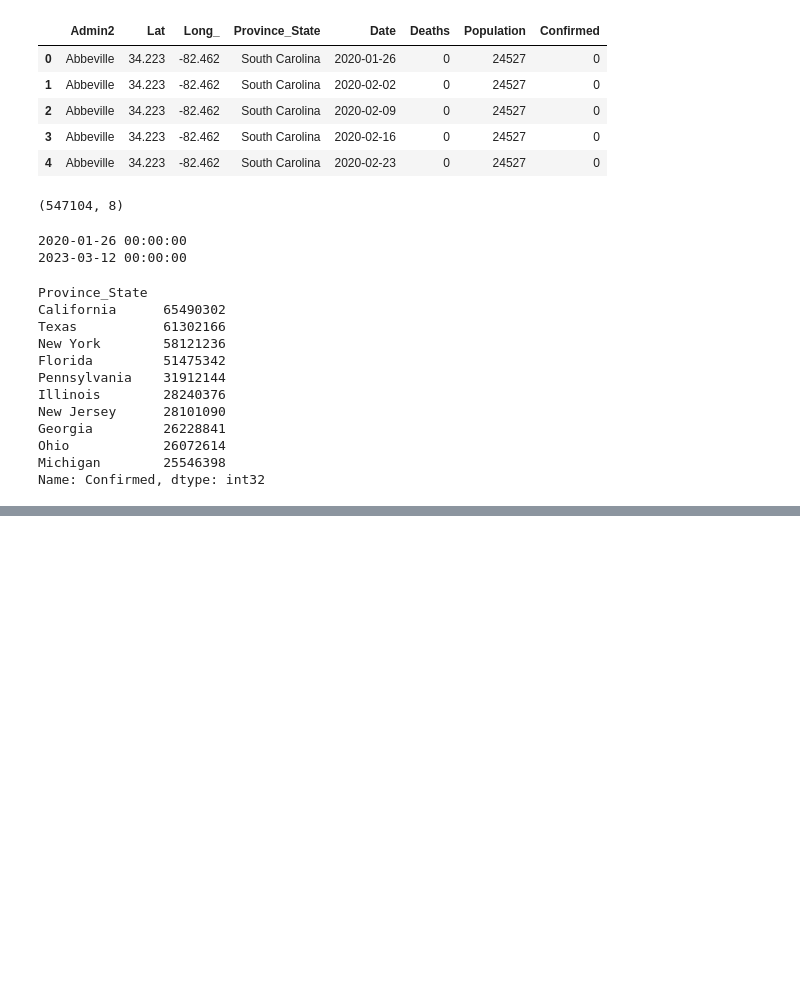
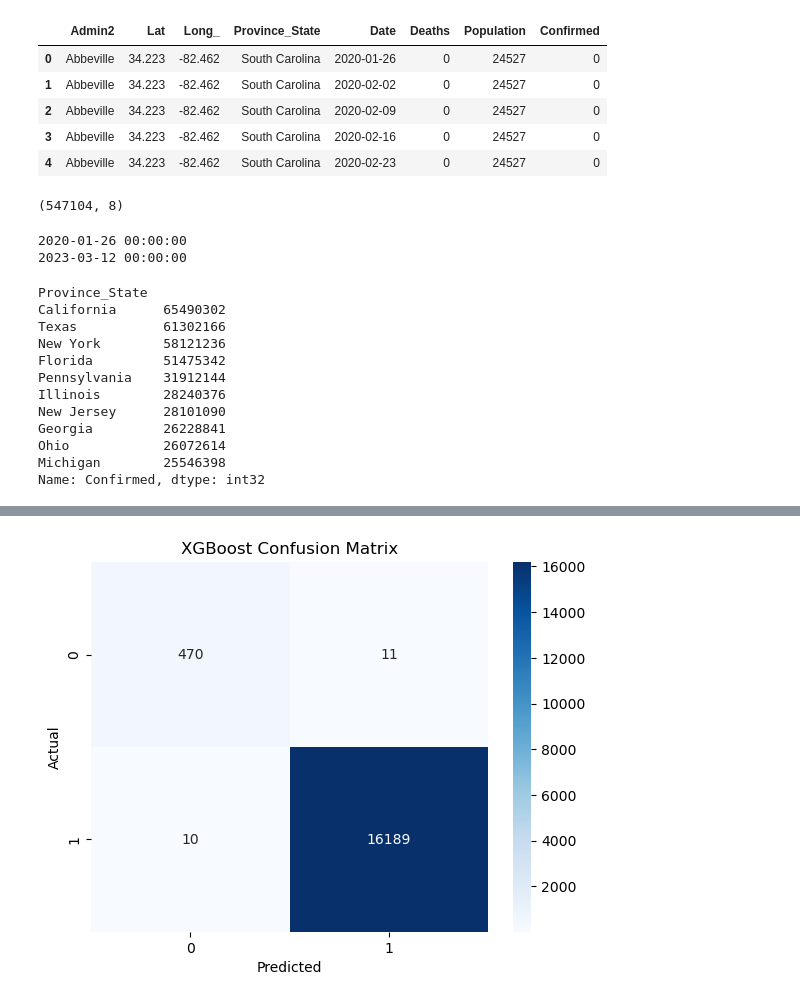
Before and after one commit to Chutacos/ADS_cloud, a Jupyter notebook: jgu_ML.ipynb, the cells around one changed output, grey strips where cells are left out. Cells and saved outputs as stored; diff of their text form; code cells hidden in the pictures; blank space fills up the shorter version.

Commit message:
trained models

```diff
--- a/jgu_ML.ipynb
+++ b/jgu_ML.ipynb
@@ -202,17 +255,86 @@ X_train, X_test, y_train, y_test = train_test_split(X, y, test_size=.20)
+# %%
+df = base_df.dropna()
+
+feature_cols = [
+    'Confirmed', 'Population', 'Lat', 'Long_',
+    'lag_1_deaths', 'lag_2_deaths', 'lag_1_confirmed', 'lag_2_confirmed',
+    'weekofyear', 'month', 'year'
+]
+
+X = df[feature_cols]
+y = df['is_hotspot']
+# %%
+cutoff_date = df['Date'].max() - pd.Timedelta(weeks=4)
+
+X_train = X[df['Date'] < cutoff_date]
+y_train = y[df['Date'] < cutoff_date]
+
+X_test = X[df['Date'] >= cutoff_date]
+y_test = y[df['Date'] >= cutoff_date]
 # %%
 models = {
-    'XGBoost': XGBClassifier(use_label_encoder=False, eval_metric='logloss'),
-    'LightGBM': LGBMClassifier(),
+    'XGBoost': XGBClassifier(
+        tree_method='hist',          # CPU-optimized tree method
+        use_label_encoder=False,
+        eval_metric='logloss'
+    ),
+    'LightGBM': LGBMClassifier(     # CPU is default
+        boosting_type='gbdt'
+    ),
     'DecisionTree': DecisionTreeClassifier(),
-    'Bagging': BaggingClassifier()
+    'Bagging': BaggingClassifier(
+        estimator=DecisionTreeClassifier()
+    )
 }
+
+
+
 
 def train_model(model, X_train, y_train):
     model.fit(X_train, y_train)
     return model
 
+def evaluate_model(name, model, X_test, y_test):
+    print(f"\n--- {name} Evaluation ---")
+    y_pred = model.predict(X_test)
+    y_prob = model.predict_proba(X_test)[:, 1] if hasattr(model, "predict_proba") else None
+
+    print(classification_report(y_test, y_pred))
+
+    cm = confusion_matrix(y_test, y_pred)
+    sns.heatmap(cm, annot=True, fmt='d', cmap='Blues')
+    plt.title(f"{name} Confusion Matrix")
+    plt.xlabel("Predicted")
+    plt.ylabel("Actual")
+    plt.show()
+
+    if y_prob is not None:
+        roc_auc = roc_auc_score(y_test, y_prob)
+        print(f"ROC AUC: {roc_auc:.4f}")
+        RocCurveDisplay.from_predictions(y_test, y_prob)
+        plt.title(f"{name} ROC Curve")
+        plt.show()
+
+def plot_feature_importance(model, feature_names, name):
+    if hasattr(model, "feature_importances_"):
+        importances = model.feature_importances_
+        sorted_idx = importances.argsort()[::-1]
+        top_n = min(10, len(importances))
+        plt.figure(figsize=(8, 5))
+        plt.barh(
+            [feature_names[i] for i in sorted_idx[:top_n]][::-1],
+            importances[sorted_idx[:top_n]][::-1]
+        )
+        plt.title(f"{name} Feature Importance (Top {top_n})")
+        plt.xlabel("Importance Score")
+        plt.tight_layout()
+        plt.show()
+
 trained_models = {}
 for name, model in models.items():
-    print(f"Training {name}...")
-    trained_models[name] = train_model(model, X_train, y_train)
+    print(f"\nTraining {name}...")
+    trained = train_model(model, X_train, y_train)
+    trained_models[name] = trained
+    evaluate_model(name, trained, X_test, y_test)
+    plot_feature_importance(trained, X_train.columns, name)
 # %% [output]
@@ -219,0 +352 @@ TypeError: BaggingClassifier.__init__() missing 1 required positional argument:
+[figure, added]
```
Also changed, not shown: parts of 10 cells of this notebook.
